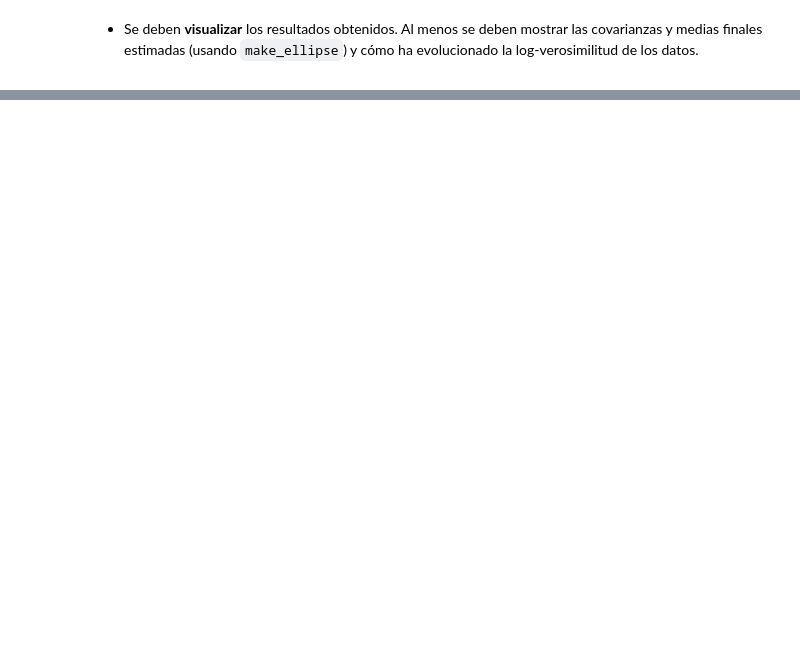
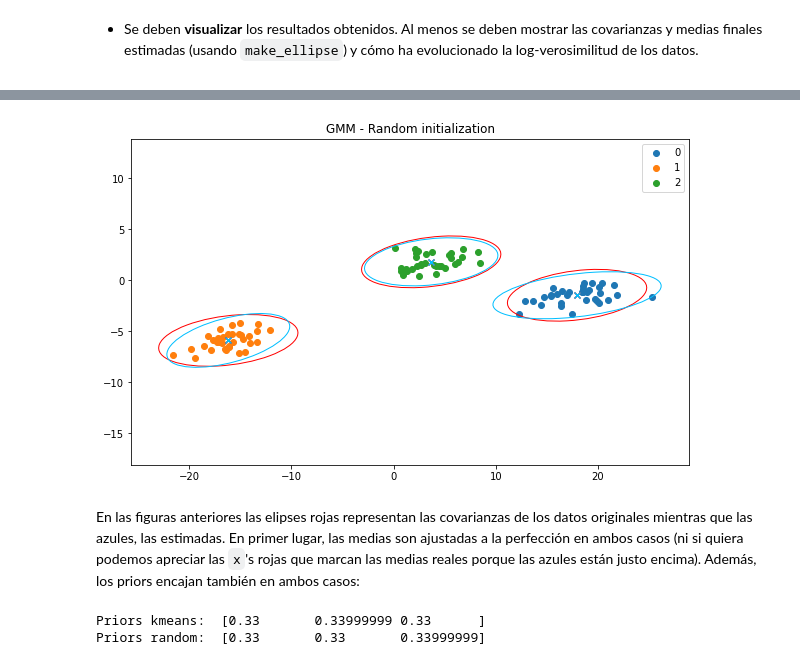
Before and after one commit to fjsaezm/mcd-bayes, a Jupyter notebook: Practica_GMM.ipynb, the cells around one changed output, grey strips where cells are left out. Saved outputs shown, nothing was run; the diff lists cells and outputs as text; code cells hidden in the pictures; blank space fills up the shorter version.

```diff
--- a/Practica_GMM.ipynb
+++ b/Practica_GMM.ipynb
@@ -357,0 +369,14 @@ plot_estimations(X, y, transformation, means, covs)
+# %%
+gmm_random = GMM(n_iterations=100, reg_value=1e-10, init_method='random')
+priors_random, means_random, covs_random = gmm_random.fit(X)
+plot_estimations(X, y, transformation, means_random, covs_random, 'GMM - Random initialization')
+# %% [output]
+[figure, added]
+# %% [markdown]
+En las figuras anteriores las elipses rojas representan las covarianzas de los datos originales mientras que las azules, las estimadas. En primer lugar, las medias son ajustadas a la perfección en ambos casos (ni si quiera podemos apreciar las `x`'s rojas que marcan las medias reales porque las azules están justo encima). Además, los priors encajan también en ambos casos:
+# %%
+print('Priors kmeans: ', priors)
+print('Priors random: ', priors_random)
+# %% [output]
+Priors kmeans:  [0.33       0.33999999 0.33      ]
+Priors random:  [0.33       0.33       0.33999999]
```
Also changed, not shown: parts of 31 cells of this notebook, 1 other file.
